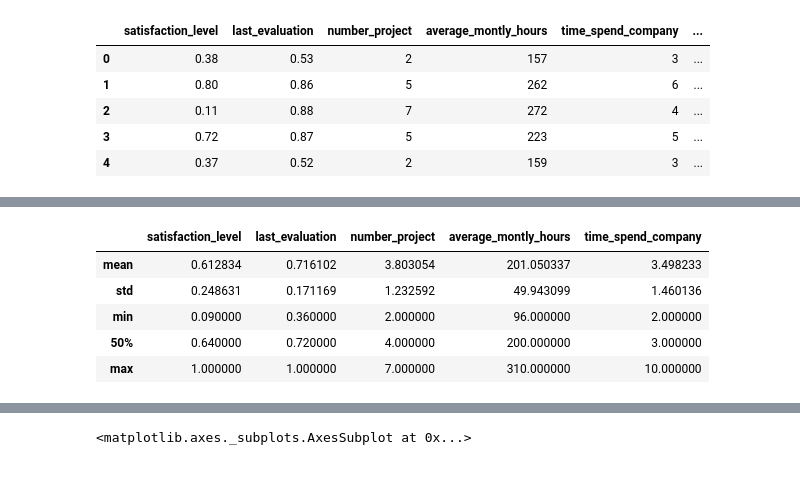
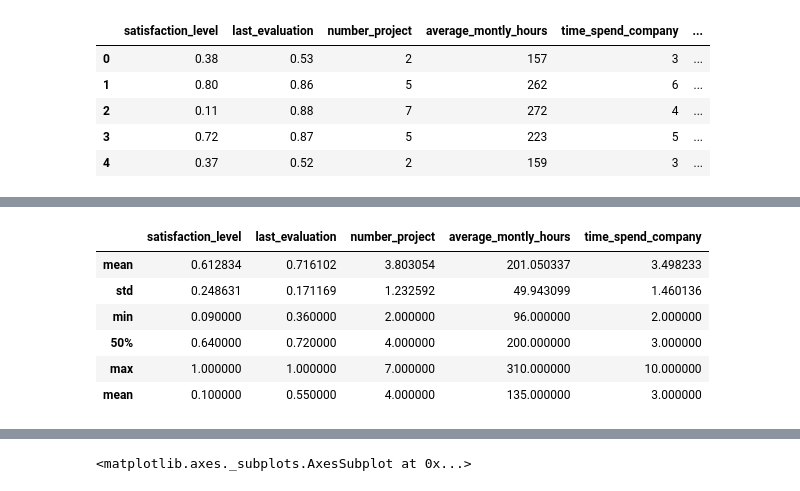
Before and after one commit to dsemen/netology, a Jupyter notebook: final-2.ipynb, the cells around one changed output, grey strips where cells are left out. Drawn from its saved outputs; the diff is of its cells as text; code cells hidden in the pictures.

```diff
--- a/final-2.ipynb
+++ b/final-2.ipynb
@@ -20,12 +38,15 @@ df.head()
 # %%
 """2.Рассчитать основные статистики для переменных (среднее,медиана,мода,мин/макс,сред.отклонение)."""
 
 info=df.describe(percentiles=[.5])
-info.drop(['promotion_last_5years','left','Work_accident'],axis=1).drop(['count'])
+info.drop(['promotion_last_5years','left','Work_accident'],axis=1).drop(['count']).append(
+    df.drop(['promotion_last_5years','left','Work_accident'],axis=1).mode(
+        axis=0, numeric_only=True,dropna=True).iloc[0:1].rename({0:'mean'}, axis = 'index'))
 # %% [output]
 |  | satisfaction_level | last_evaluation | number_project | average_montly_hours | time_spend_company |
 | mean | 0.612834 | 0.716102 | 3.803054 | 201.050337 | 3.498233 |
 | std | 0.248631 | 0.171169 | 1.232592 | 49.943099 | 1.460136 |
 | min | 0.090000 | 0.360000 | 2.000000 | 96.000000 | 2.000000 |
 | 50% | 0.640000 | 0.720000 | 4.000000 | 200.000000 | 3.000000 |
 | max | 1.000000 | 1.000000 | 7.000000 | 310.000000 | 10.000000 |
+| mean | 0.100000 | 0.550000 | 4.000000 | 135.000000 | 3.000000 |
```
Also changed, not shown: parts of 10 cells of this notebook.
